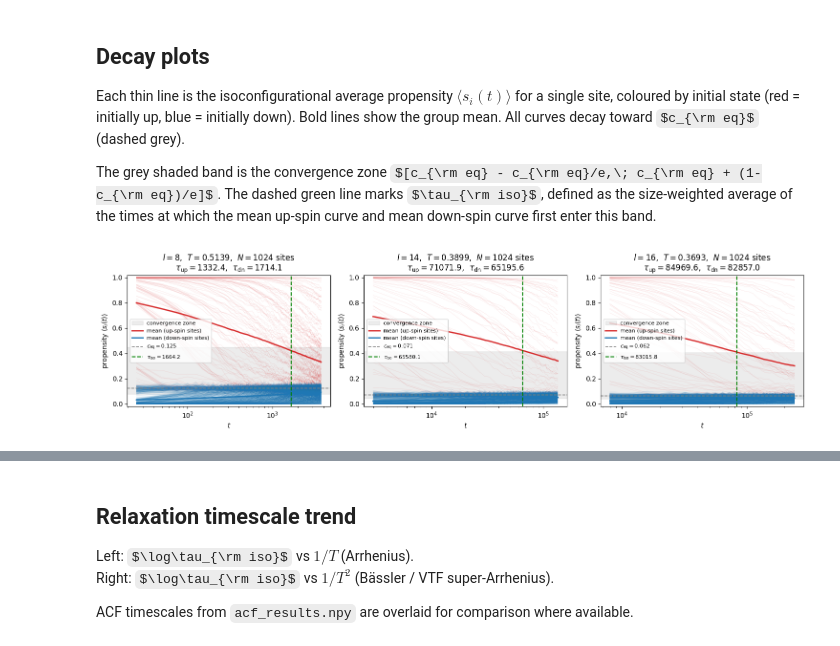
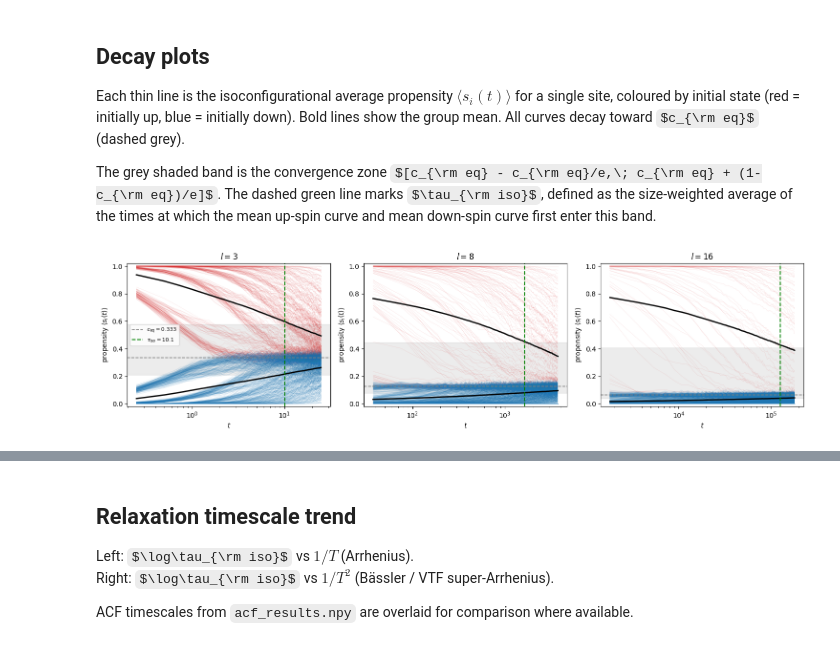
Before and after one commit to pavanravindra/east, a Jupyter notebook: Isoconfigurational.ipynb, the cells around one changed output, grey strips where cells are left out. Cells and saved outputs as stored; diff of their text form; code cells hidden in the pictures; some formulas as TeX source.

Commit message:
updated isoconfigurational ensemble results with fixed concentration

```diff
--- a/Isoconfigurational.ipynb
+++ b/Isoconfigurational.ipynb
@@ -97,7 +103,15 @@ else:
         p    = window[l]
 
         key, init_key, run_key = jax.random.split(key, 3)
-        state_init = east.sample_equilibrium(N, T, init_key)
+
+        # fix the number of excitations to exactly round(N * c_eq) so that
+        # concentration fluctuations in a single sampled config don't bias tau_iso
+        n_up = int(round(N * c_eq))
+        state_init = jax.random.permutation(
+            init_key,
+            jnp.concatenate([jnp.ones(n_up, dtype=jnp.int32),
+                              jnp.zeros(N - n_up, dtype=jnp.int32)])
+        )
 
         t0 = time.time()
         mean_traj, _ = east.isoconfigurational_ensemble(
@@ -122,7 +136,8 @@ else:
             tau_up=tau_up,
             tau_dn=tau_dn,
         )
-        print(f"l={l:2d}  T={T:.4f}  "
+        actual_c = state_init_np.mean()
+        print(f"l={l:2d}  T={T:.4f}  c_eq={c_eq:.4f}  actual_c={actual_c:.4f}  "
               f"tau_iso={tau_iso:10.1f}  "
               f"tau_up={tau_up:10.1f}  tau_dn={tau_dn:10.1f}  "
               f"max_t={float(times[-1]):.1f}  "
@@ -138,0 +154,9 @@ l=16  T=0.3693  tau_iso=   83015.8  tau_up=   84969.6  tau_dn=   82857.0  max_t=
+# %%
+for l in ls:
+
+    sampled_conc = iso_results[l]['state_init'].mean()
+    target_conc = east.concentration(east.temperature_from_length(l))
+
+    print("l = {}".format(l))
+    print("Sampled: {:.4f}\t\tTarget: {:.4f}".format(sampled_conc, target_conc))
+    print()
@@ -144,7 +186,7 @@ Each thin line is the isoconfigurational average propensity $\langle s_i(t) \ran
 The grey shaded band is the convergence zone $[c_{\rm eq} - c_{\rm eq}/e,\; c_{\rm eq} + (1-c_{\rm eq})/e]$. The dashed green line marks $\tau_{\rm iso}$, defined as the size-weighted average of the times at which the mean up-spin curve and mean down-spin curve first enter this band.
 # %%
 # which ls to show in the decay plots (must be in ls)
-ls_plot = [8, 14, 16]
+ls_plot = [3, 8, 16]
 
 fig, axes = plt.subplots(1, len(ls_plot), figsize=(5 * len(ls_plot), 4),
                          sharex='col')
@@ -172,38 +214,37 @@ for col, l in enumerate(ls_plot):
 
     t_plot = times[1:]   # skip t=0 for log axis
 
     ax = axes[col]
 
     # grey convergence band
-    ax.axhspan(band_lo, band_hi, color='grey', alpha=0.15, zorder=0,
-               label='convergence zone')
+    ax.axhspan(band_lo, band_hi, color='grey', alpha=0.15, zorder=0)
 
     # individual site curves
     for i in np.where(up_mask)[0]:
         ax.semilogx(t_plot, mean_traj[1:, i], color='tab:red',  lw=0.4, alpha=0.15)
     for i in np.where(dn_mask)[0]:
         ax.semilogx(t_plot, mean_traj[1:, i], color='tab:blue', lw=0.4, alpha=0.15)
 
     # bold group means
     ax.semilogx(t_plot, mean_traj[1:][:, up_mask].mean(axis=1),
-                color='tab:red',  lw=2.0, label='mean (up-spin sites)')
+                color='black',  lw=2.0)
     ax.semilogx(t_plot, mean_traj[1:][:, dn_mask].mean(axis=1),
-                color='tab:blue', lw=2.0, label='mean (down-spin sites)')
+                color='black', lw=2.0)
 
     ax.axhline(c_eq, color='gray', ls='--', lw=1.2,
                label=f'$c_{{\\rm eq}}={c_eq:.3f}$')
     if not np.isnan(tau_iso):
         ax.axvline(tau_iso, color='green', ls='--', lw=1.5,
                    label=r'$\tau_{\rm iso}$' + f'$={tau_iso:.1f}$')
 
     ax.set_xlabel('$t$')
     ax.set_ylabel(r'propensity $\langle s_i(t)\rangle$')
-    ax.set_title(f'$l={l}$,  $T={T:.4f}$,  $N={mean_traj.shape[1]}$ sites\n'
-                 f'$\\tau_{{\\rm up}}={tau_up:.1f}$,  $\\tau_{{\\rm dn}}={tau_dn:.1f}$')
+    ax.set_title(f'$l={l}$')
     ax.set_ylim(-0.02, 1.02)
-    ax.legend(fontsize=8)
+
+axes[0].legend(fontsize=8)
 
 plt.tight_layout()
 plt.show()
 # %% [output]
-[figure, old version]
+[figure, new version]
```
Also changed, not shown: parts of 6 cells of this notebook, 1 other file.
